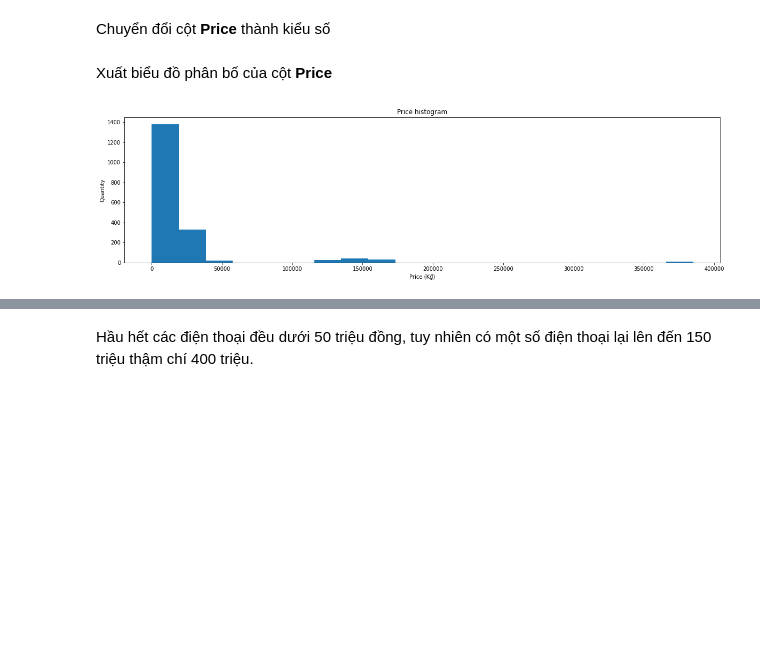
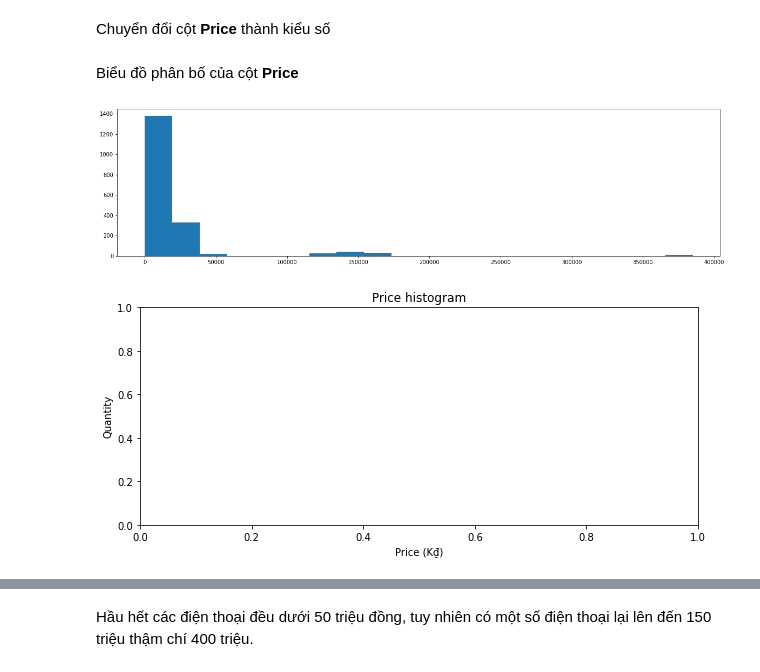
Before and after one commit to bongudth/mobile-price-prediction, a Jupyter notebook: EDA.ipynb, the cells around one changed output, grey strips where cells are left out. Cells and saved outputs as stored; diff of their text form; code cells hidden in the pictures; blank space fills up the shorter version.

```diff
--- a/EDA.ipynb
+++ b/EDA.ipynb
@@ -208,13 +209,14 @@ def filter_price(string):
 
 data['Price'] = data['Price'].apply(filter_price)
 # %% [markdown]
-Xuất biểu đồ phân bố của cột **Price**
+Biểu đồ phân bố của cột **Price**
 # %%
 plt.hist(data["Price"],bins=20);
+fig = plt.figure(figsize =(10, 4))
 plt.xlabel('Price (K₫)');
 plt.ylabel('Quantity');
 plt.title("Price histogram")
-plt.rcParams["figure.figsize"] = (20,5)
 plt.show()
 # %% [output]
-[figure, old version]
+[figure, new version]
+[figure, added]
```
Also changed, not shown: parts of 3 cells of this notebook.
